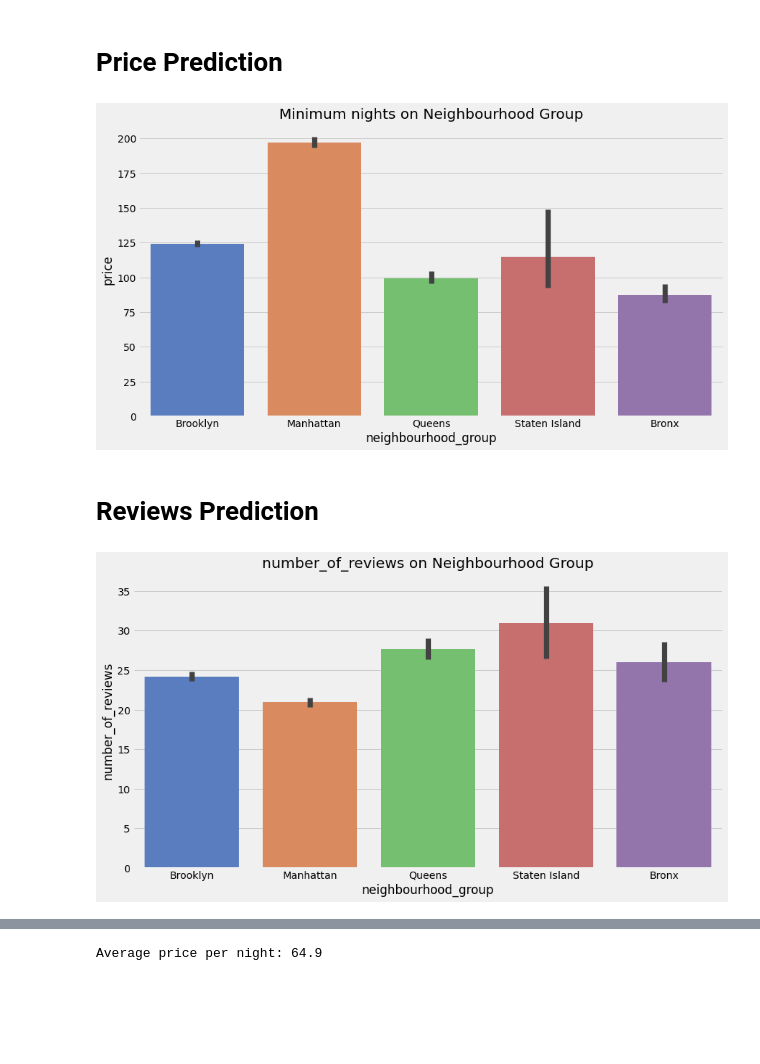
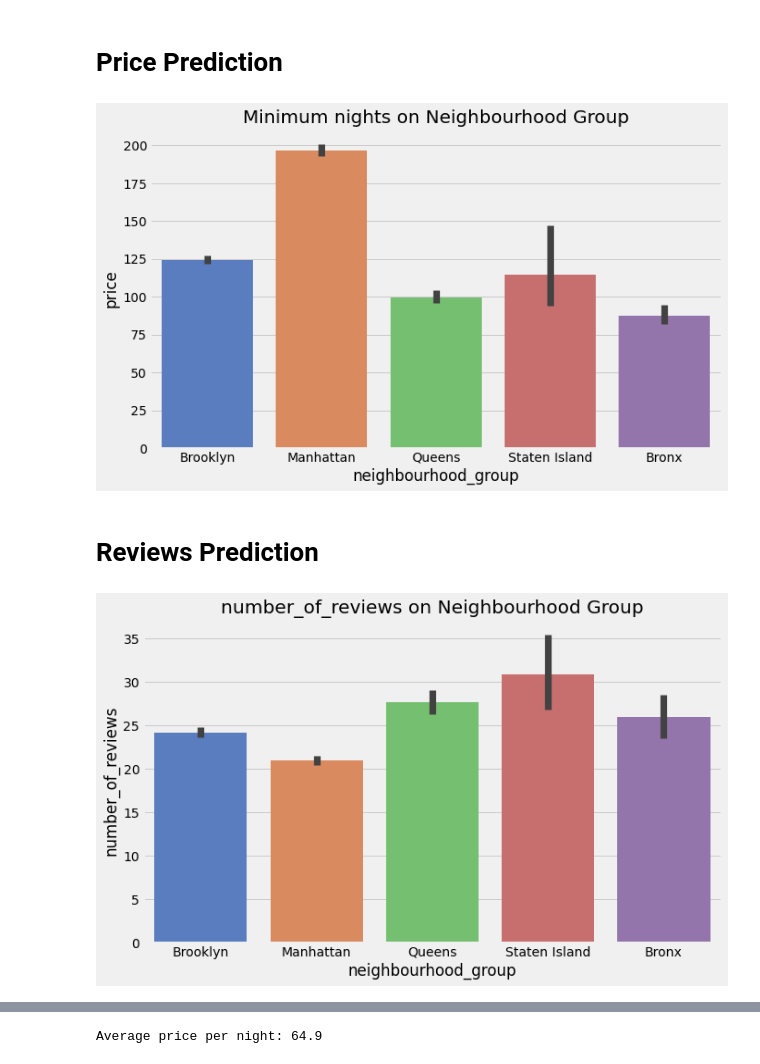
Before and after one commit to Deeksha-Data-Scientist/Airbnb-Bookings-Analysis, a Jupyter notebook: Airbnb_Bookings_Analysis_Capstone_Project.ipynb, the cells around one changed output, grey strips where cells are left out. Cells and saved outputs as stored; diff of their text form; code cells hidden in the pictures; blank space fills up the shorter version.

```diff
--- a/Airbnb_Bookings_Analysis_Capstone_Project.ipynb
+++ b/Airbnb_Bookings_Analysis_Capstone_Project.ipynb
@@ -405,21 +405,21 @@ We need to try to make a price prediction using some machine learning model.
 # %% [markdown]
 # Price Prediction
 # %%
-plt.figure(figsize=(13,7))
+plt.figure(figsize=(10,6))
 plt.title("Minimum nights on Neighbourhood Group")
 sns.barplot(x=df.neighbourhood_group, y=df.price,palette="muted")
 plt.show()
 # %% [output]
-[figure, old version]
+[figure, new version]
 # %% [markdown]
 # Reviews Prediction
 # %%
-plt.figure(figsize=(13,7))
+plt.figure(figsize=(10,6))
 plt.title("number_of_reviews on Neighbourhood Group")
 sns.barplot(x=df.neighbourhood_group, y=df.number_of_reviews,palette="muted")
 plt.show()
 # %% [output]
-[figure, old version]
+[figure, new version]
 # %%
 #last column we need to look at is 'number_of_reviews'
 
```
Also changed, not shown: parts of 6 cells of this notebook.
